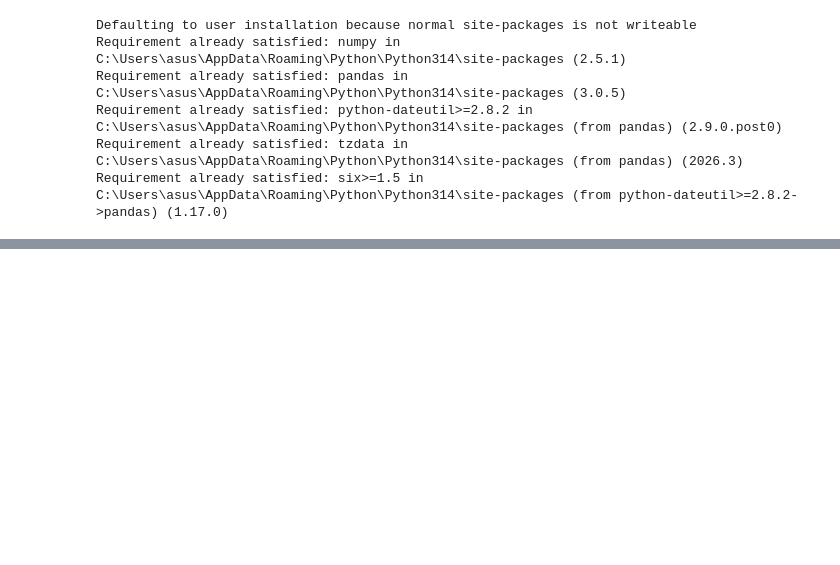
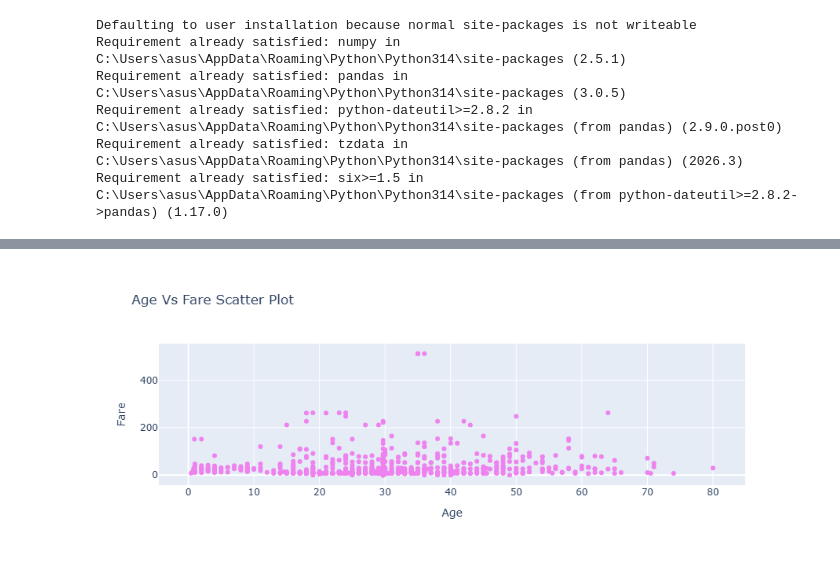
Before and after one commit to 24eu08173-svg/SU_2026_AIML, a Jupyter notebook: WORKSHOP.ipynb, the cells around one changed output, grey strips where cells are left out. Cells and saved outputs as stored; diff of their text form; code cells hidden in the pictures; blank space fills up the shorter version.

```diff
--- a/WORKSHOP.ipynb
+++ b/WORKSHOP.ipynb
@@ -182,12 +375,17 @@ fig.show()
 # %%
 #Scatter Plot representation ---> Age vs Fare
 trace = go.Scatter(x=data['Age'],y=data['Fare'],
                    mode='markers',
                    marker={'color':'violet'})
-layout = go.Layout(
-                   title="Age vs Fare Distribution")
+#defining layout
+layout = go.Layout(title='Age Vs Fare Scatter Plot',
+                   xaxis={'title':'Age'},
+                   yaxis={'title':'Fare'},
+                   )
 fig = go.Figure(data=trace,layout=layout)
 fig.show()
+# %% [output]
+[figure, added]
 # %%
 #Understanding the missing values and filling the missing values
 data.isnull().sum()
```
Also changed, not shown: parts of 51 cells of this notebook.
